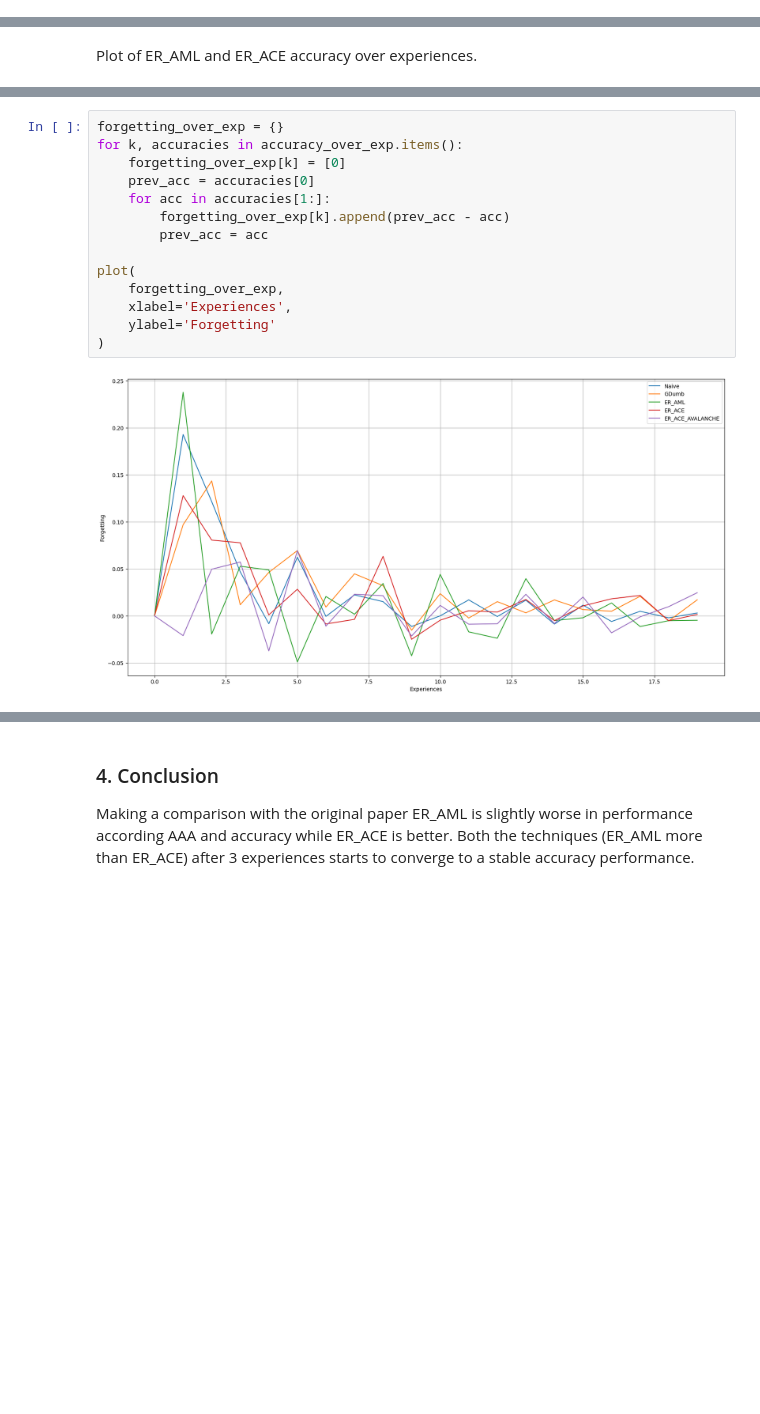
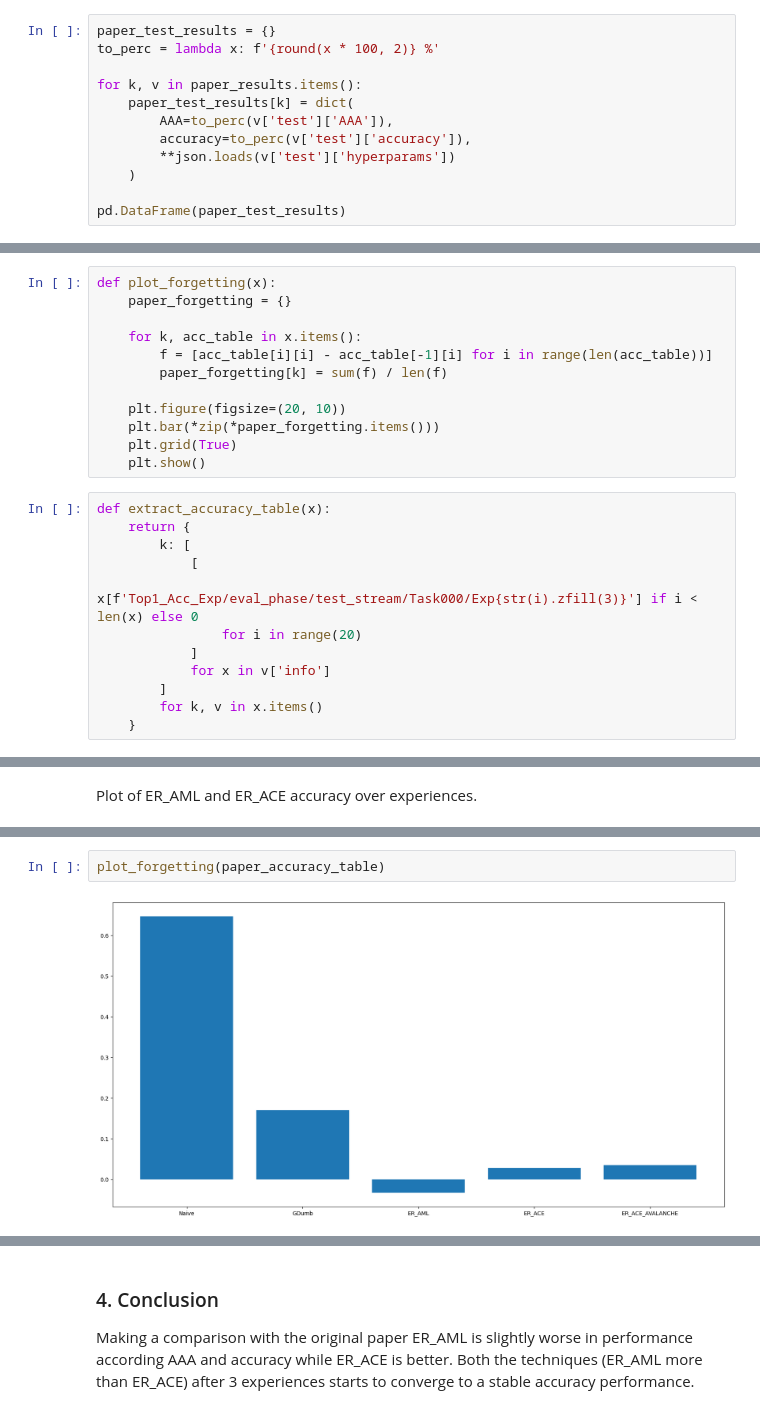
Before and after one commit to GeremiaPompei/asymmetric_er, a Jupyter notebook: results_analysis.ipynb, the cells around one changed output, grey strips where cells are left out. Drawn from its saved outputs; the diff is of its cells as text; blank space fills up the shorter version.

```diff
--- a/results_analysis.ipynb
+++ b/results_analysis.ipynb
@@ -72,0 +50,12 @@ pd.DataFrame(test_results)
+# %%
+paper_test_results = {}
+to_perc = lambda x: f'{round(x * 100, 2)} %'
+
+for k, v in paper_results.items():
+    paper_test_results[k] = dict(
+        AAA=to_perc(v['test']['AAA']),
+        accuracy=to_perc(v['test']['accuracy']),
+        **json.loads(v['test']['hyperparams'])
+    )
+
+pd.DataFrame(paper_test_results)
@@ -80,3 +81,27 @@ def plot(history, xlabel, ylabel):
     plt.grid(True)
     plt.legend()
     plt.show()
+# %%
+def plot_forgetting(x):
+    paper_forgetting = {}
+
+    for k, acc_table in x.items():
+        f = [acc_table[i][i] - acc_table[-1][i] for i in range(len(acc_table))]
+        paper_forgetting[k] = sum(f) / len(f)
+
+    plt.figure(figsize=(20, 10))
+    plt.bar(*zip(*paper_forgetting.items()))
+    plt.grid(True)
+    plt.show()
+# %%
+def extract_accuracy_table(x):
+    return {
+        k: [
+            [
+                x[f'Top1_Acc_Exp/eval_phase/test_stream/Task000/Exp{str(i).zfill(3)}'] if i < len(x) else 0
+                for i in range(20)
+            ]
+            for x in v['info']
+        ]
+        for k, v in x.items()
+    }
@@ -92,20 +120,8 @@ plot(
 )
 # %% [output]
 [figure]
-# %%
-forgetting_over_exp = {}
-for k, accuracies in accuracy_over_exp.items():
-    forgetting_over_exp[k] = [0]
-    prev_acc = accuracies[0]
-    for acc in accuracies[1:]:
-        forgetting_over_exp[k].append(prev_acc - acc)
-        prev_acc = acc
-
-plot(
-    forgetting_over_exp,
-    xlabel='Experiences',
-    ylabel='Forgetting'
-)
-# %% [output]
-[figure, removed]
+# %%
+plot_forgetting(paper_accuracy_table)
+# %% [output]
+[figure, added]
 # %%
```
Also changed, not shown: parts of 19 cells of this notebook, 3 other files.
